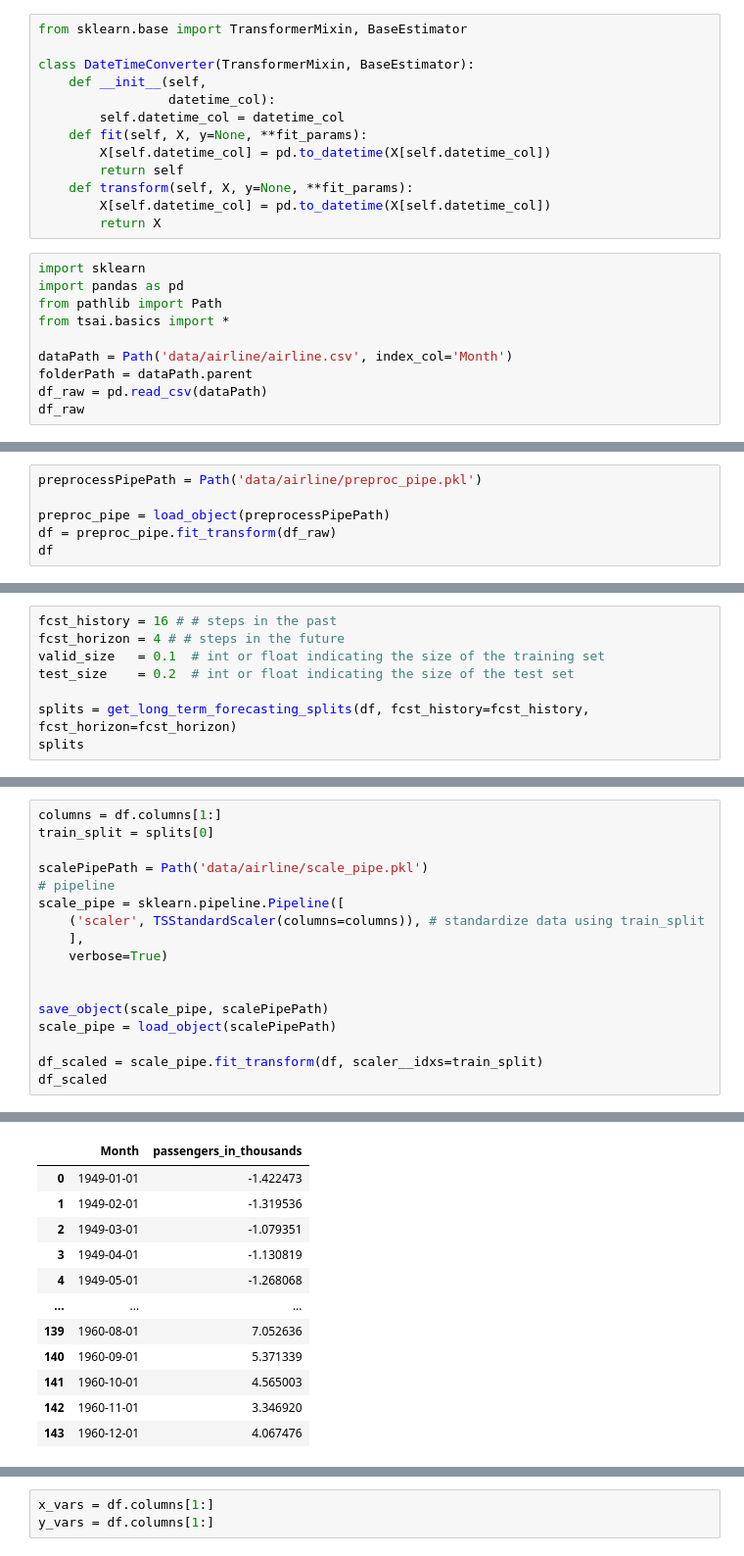
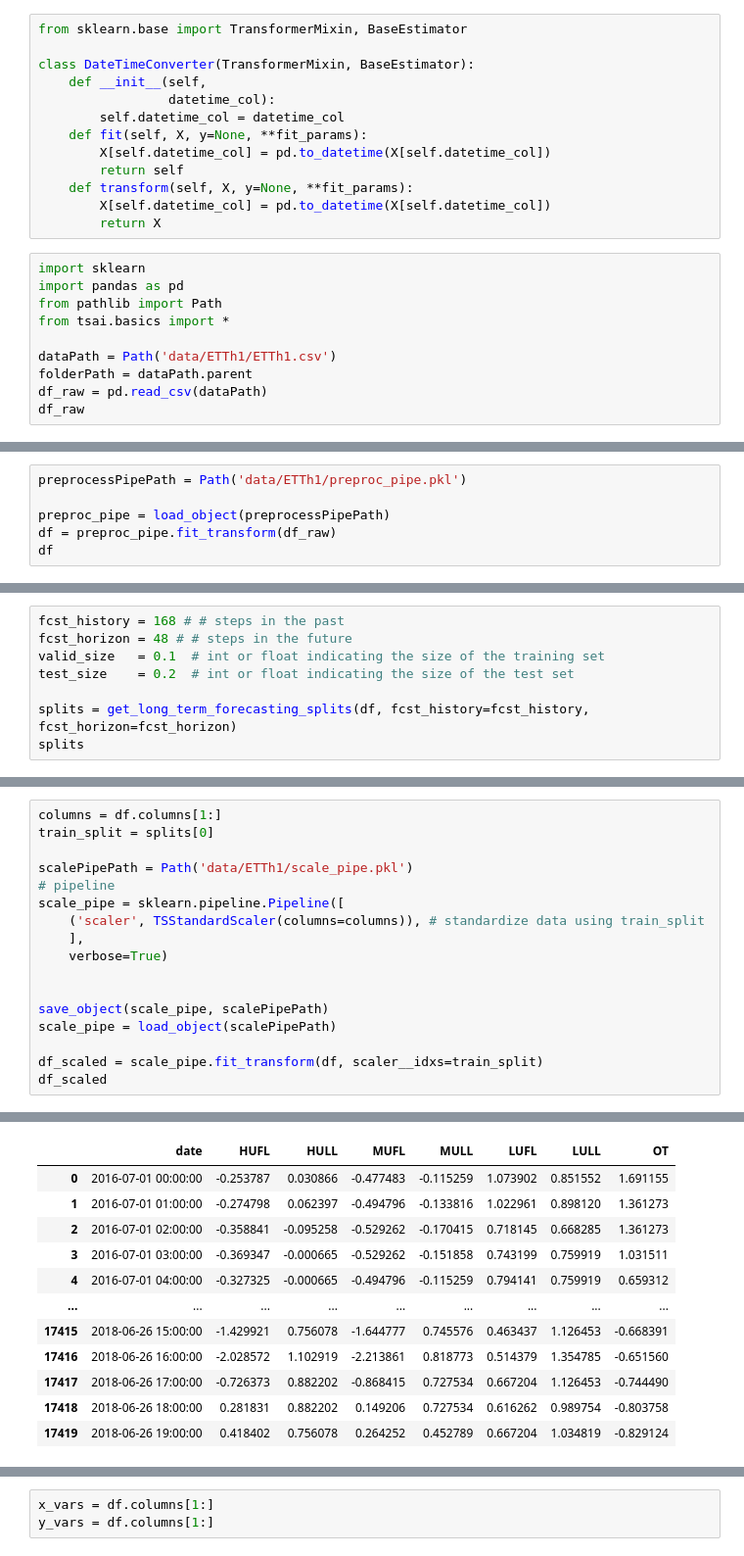
Before and after one commit to ginofft/TimeSeriesAnalysis, a Jupyter notebook: playground.ipynb, the cells around one changed output, grey strips where cells are left out. Shown at 98% size. Cells and saved outputs as stored; diff of their text form.

```diff
--- a/playground.ipynb
+++ b/playground.ipynb
@@ -238,7 +203,7 @@ import pandas as pd
 from pathlib import Path
 from tsai.basics import *
 
-dataPath = Path('data/airline/airline.csv', index_col='Month')
+dataPath = Path('data/ETTh1/ETTh1.csv')
 folderPath = dataPath.parent
 df_raw = pd.read_csv(dataPath)
 df_raw
@@ -280,5 +245,5 @@ Pipeline saved as data\airline\preproc_pipe.pkl
 # %%
-preprocessPipePath = Path('data/airline/preproc_pipe.pkl')
+preprocessPipePath = Path('data/ETTh1/preproc_pipe.pkl')
 
 preproc_pipe = load_object(preprocessPipePath)
 df = preproc_pipe.fit_transform(df_raw)
@@ -307,6 +272,6 @@ Final memory usage  : 1.53 KB    (-35.5%)
 # %%
-fcst_history = 16 # # steps in the past
-fcst_horizon = 4 # # steps in the future
+fcst_history = 168 # # steps in the past
+fcst_horizon = 48 # # steps in the future
 valid_size   = 0.1  # int or float indicating the size of the training set
 test_size    = 0.2  # int or float indicating the size of the test set
 
@@ -321,7 +286,7 @@ splits
 columns = df.columns[1:]
 train_split = splits[0]
 
-scalePipePath = Path('data/airline/scale_pipe.pkl')
+scalePipePath = Path('data/ETTh1/scale_pipe.pkl')
 # pipeline
 scale_pipe = sklearn.pipeline.Pipeline([
     ('scaler', TSStandardScaler(columns=columns)), # standardize data using train_split
@@ -340,13 +305,13 @@ Pipeline saved as data\airline\scale_pipe.pkl
 [Pipeline] ............ (step 1 of 1) Processing scaler, total=   0.0s
-|  | Month | passengers_in_thousands |
-| 0 | 1949-01-01 | -1.422473 |
-| 1 | 1949-02-01 | -1.319536 |
-| 2 | 1949-03-01 | -1.079351 |
-| 3 | 1949-04-01 | -1.130819 |
-| 4 | 1949-05-01 | -1.268068 |
-| ... | ... | ... |
-| 139 | 1960-08-01 | 7.052636 |
-| 140 | 1960-09-01 | 5.371339 |
-| 141 | 1960-10-01 | 4.565003 |
-| 142 | 1960-11-01 | 3.346920 |
-| 143 | 1960-12-01 | 4.067476 |
+|  | date | HUFL | HULL | MUFL | MULL | LUFL | LULL | OT |
+| 0 | 2016-07-01 00:00:00 | -0.253787 | 0.030866 | -0.477483 | -0.115259 | 1.073902 | 0.851552 | 1.691155 |
+| 1 | 2016-07-01 01:00:00 | -0.274798 | 0.062397 | -0.494796 | -0.133816 | 1.022961 | 0.898120 | 1.361273 |
+| 2 | 2016-07-01 02:00:00 | -0.358841 | -0.095258 | -0.529262 | -0.170415 | 0.718145 | 0.668285 | 1.361273 |
+| 3 | 2016-07-01 03:00:00 | -0.369347 | -0.000665 | -0.529262 | -0.151858 | 0.743199 | 0.759919 | 1.031511 |
+| 4 | 2016-07-01 04:00:00 | -0.327325 | -0.000665 | -0.494796 | -0.115259 | 0.794141 | 0.759919 | 0.659312 |
+| ... | ... | ... | ... | ... | ... | ... | ... | ... |
+| 17415 | 2018-06-26 15:00:00 | -1.429921 | 0.756078 | -1.644777 | 0.745576 | 0.463437 | 1.126453 | -0.668391 |
+| 17416 | 2018-06-26 16:00:00 | -2.028572 | 1.102919 | -2.213861 | 0.818773 | 0.514379 | 1.354785 | -0.651560 |
+| 17417 | 2018-06-26 17:00:00 | -0.726373 | 0.882202 | -0.868415 | 0.727534 | 0.667204 | 1.126453 | -0.744490 |
+| 17418 | 2018-06-26 18:00:00 | 0.281831 | 0.882202 | 0.149206 | 0.727534 | 0.616262 | 0.989754 | -0.803758 |
+| 17419 | 2018-06-26 19:00:00 | 0.418402 | 0.756078 | 0.264252 | 0.452789 | 0.667204 | 1.034819 | -0.829124 |
```
Also changed, not shown: parts of 18 cells of this notebook, 3 other files.
